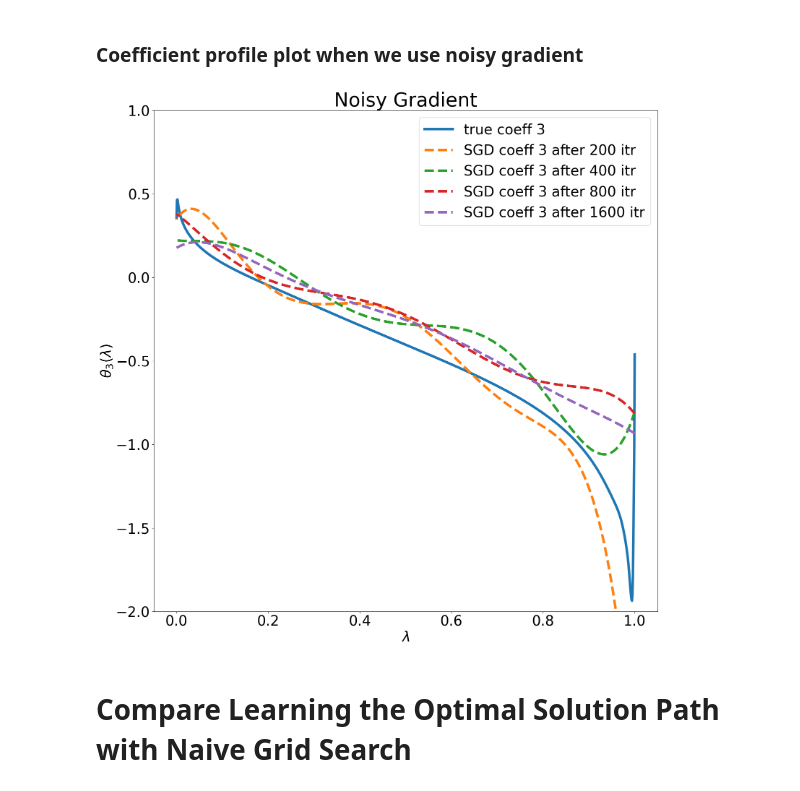
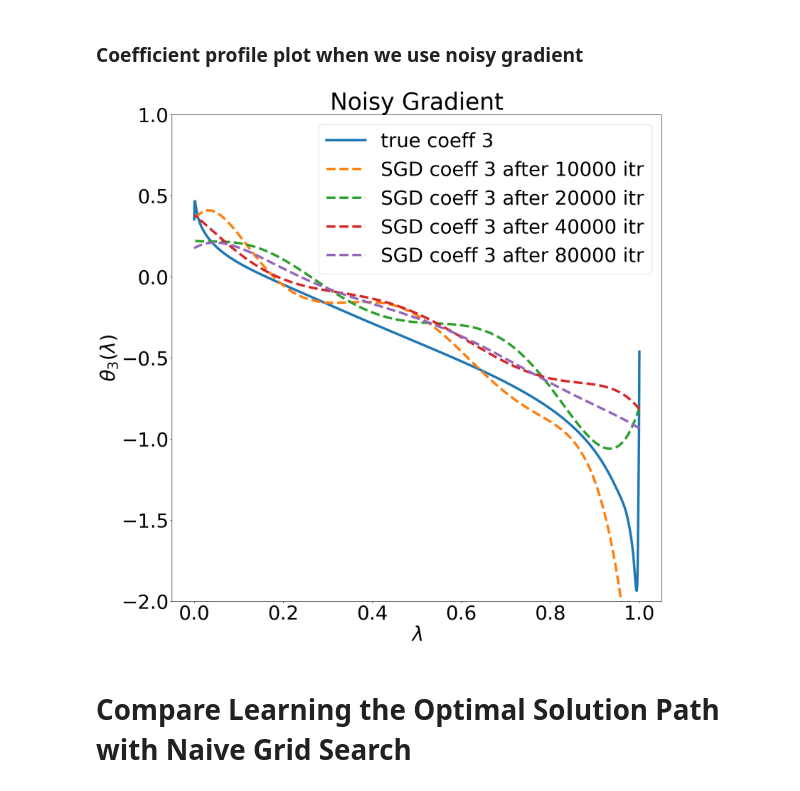
Before and after one commit to Cumberkid/Learning-the-Optimal-Solution-Path, a Jupyter notebook: Fair_Regression_Learning_the_Optimal_Solution_Path_vs_Naive_Grid_Search_using_PyTorch.ipynb, the cells around one changed output. Drawn from its saved outputs; the diff is of its cells as text; code cells hidden in the pictures.

```diff
--- a/Fair_Regression_Learning_the_Optimal_Solution_Path_vs_Naive_Grid_Search_using_PyTorch.ipynb
+++ b/Fair_Regression_Learning_the_Optimal_Solution_Path_vs_Naive_Grid_Search_using_PyTorch.ipynb
@@ -367,6 +230,7 @@ Use the first 200 datapoints to select the best constant learning rate for Naive
 # %%
 lr_list = 0.5 ** torch.arange(-2, 9)
 alpha_list = 0.5 ** torch.arange(-3, 8)
+gamma_list = np.arange(1, 0.9, -0.01)
 epochs = 500
 input_dim = X.shape[1]
 lam = 0.5
@@ -436,0 +303,17 @@ plt.grid(True)
+# %%
+losses = []
+for gamma in gamma_list:
+    # train a model
+    model = NGS.Logistic_Regression(input_dim, 1, lam, init_weight, init_intercept).to(device)
+    optimizer = torch.optim.SGD(model.parameters(), lr=2)
+    optimizer.zero_grad()
+    scheduler = StepLR(optimizer, step_size=100, gamma=gamma)  # Decrease LR by a factor of gamma every dim_step epochs
+
+    for t in range(2000):
+        NGS.fair_train(tune_GD_data_loader, model, criterion, optimizer)
+        scheduler.step()
+
+    loss = NGS.fair_test(tune_test_data_loader, model, criterion, lam)
+
+    print(f"diminishing factor: {gamma}\t loss: {loss}")
+    losses.append(loss)
@@ -943,6 +844,8 @@ for t in range(epoch):
 thetas_SGD.shape
 # %% [output]
 (1024, 46)
+# %%
+trace = 200 # run this again before plotting
 # %%
 # Create a Matplotlib plot
 plt.figure(figsize=(18, 18))
@@ -952,9 +855,9 @@ for i in range(0, len(thetas_SGD_history)):
     plt.plot(lambdas, thetas_SGD_history[i][:,coeff_index], '--', linewidth=5, label=f'SGD coeff {coeff_index} after {trace*(2**i)} itr')
 
 # Set global font size
-mpl.rcParams['font.size'] = 32
+mpl.rcParams['font.size'] = 40
 
-font_size = 28
+font_size = 40
 # Tick labels
 plt.xticks(fontsize=font_size)
 plt.yticks(fontsize=font_size)
@@ -1011,37 +916,37 @@ for t in range(epoch):
 # %%
 # Create a Matplotlib plot
 plt.figure(figsize=(18, 18))
 plt.plot(lambdas, true_thetas[:,coeff_index], linewidth=5, label=f'true coeff {coeff_index}')
 
 for i in range(0, len(thetas_SGD_history)):
-    plt.plot(lambdas, thetas_SGD_history[i][:,coeff_index], '--', linewidth=5, label=f'SGD coeff {coeff_index} after {trace*(2**i)} itr')
+    plt.plot(lambdas, thetas_SGD_history[i][:,coeff_index], '--', linewidth=5, label=f'SGD coeff {coeff_index} after {50*trace*(2**i)} itr')
 
 # Set global font size
-mpl.rcParams['font.size'] = 32
+mpl.rcParams['font.size'] = 40
 
-font_size = 28
+font_size = 40
 # Tick labels
 plt.xticks(fontsize=font_size)
 plt.yticks(fontsize=font_size)
 
 # Legend, if applicable
 plt.legend(fontsize=font_size)
 
 # Set plot labels and title
 # plt.xscale('log')  # Log scale for the x-axis
 plt.xlabel('$\\lambda$', fontsize=font_size)
 plt.ylabel('$\\theta_{3}(\\lambda)$', fontsize=font_size)
 plt.title('Noisy Gradient')
 
 plt.ylim(-2, 1)
 
 # Show the plot
 # plt.show()
 
 # save figure
 plt.savefig("CPP_noisy_3.png")
 # %% [output]
-[figure, old version]
+[figure, new version]
 # %% [markdown]
 # Compare Learning the Optimal Solution Path with Naive Grid Search
 # %%
```
Also changed, not shown: parts of 166 cells of this notebook.
